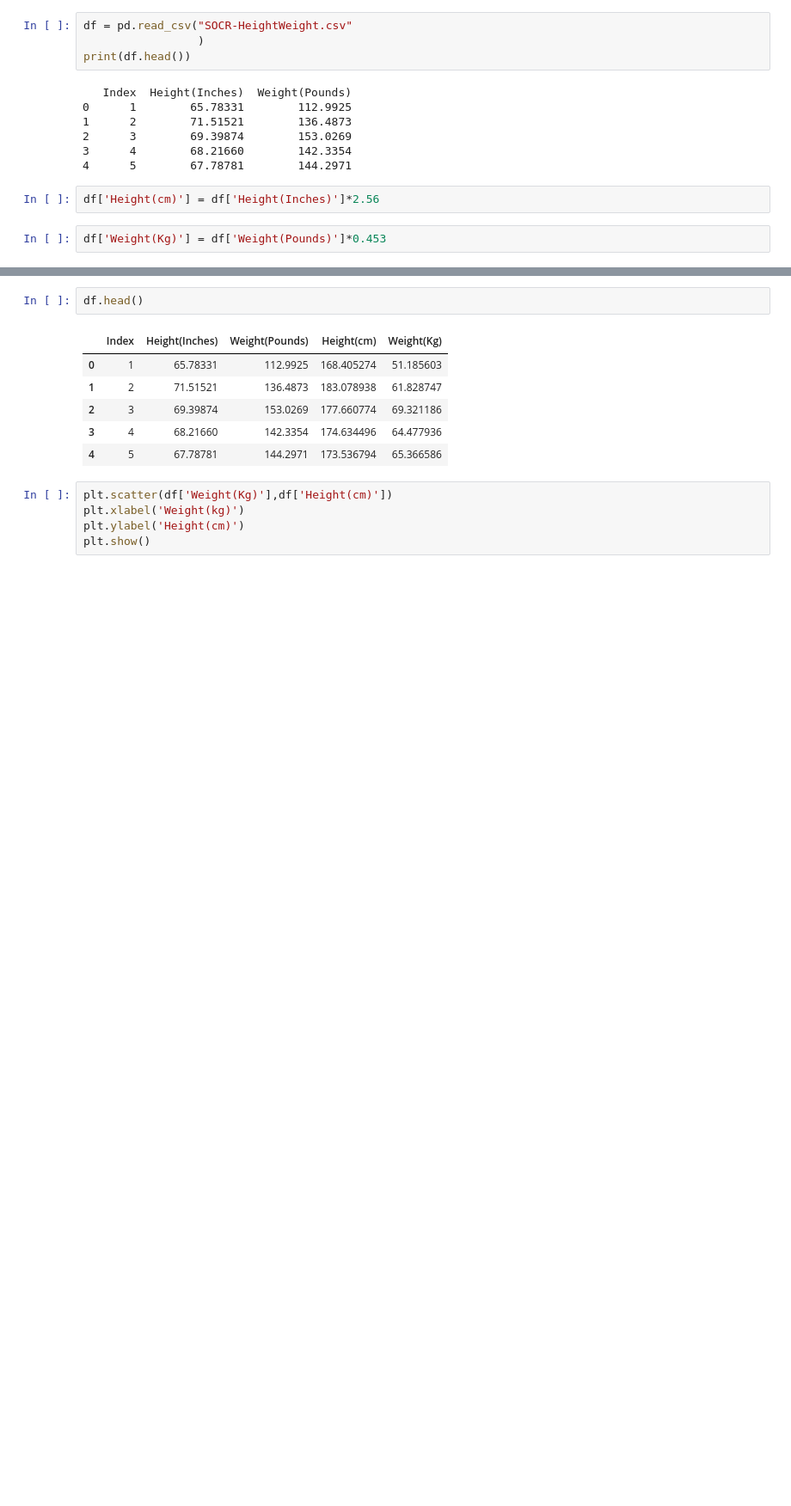
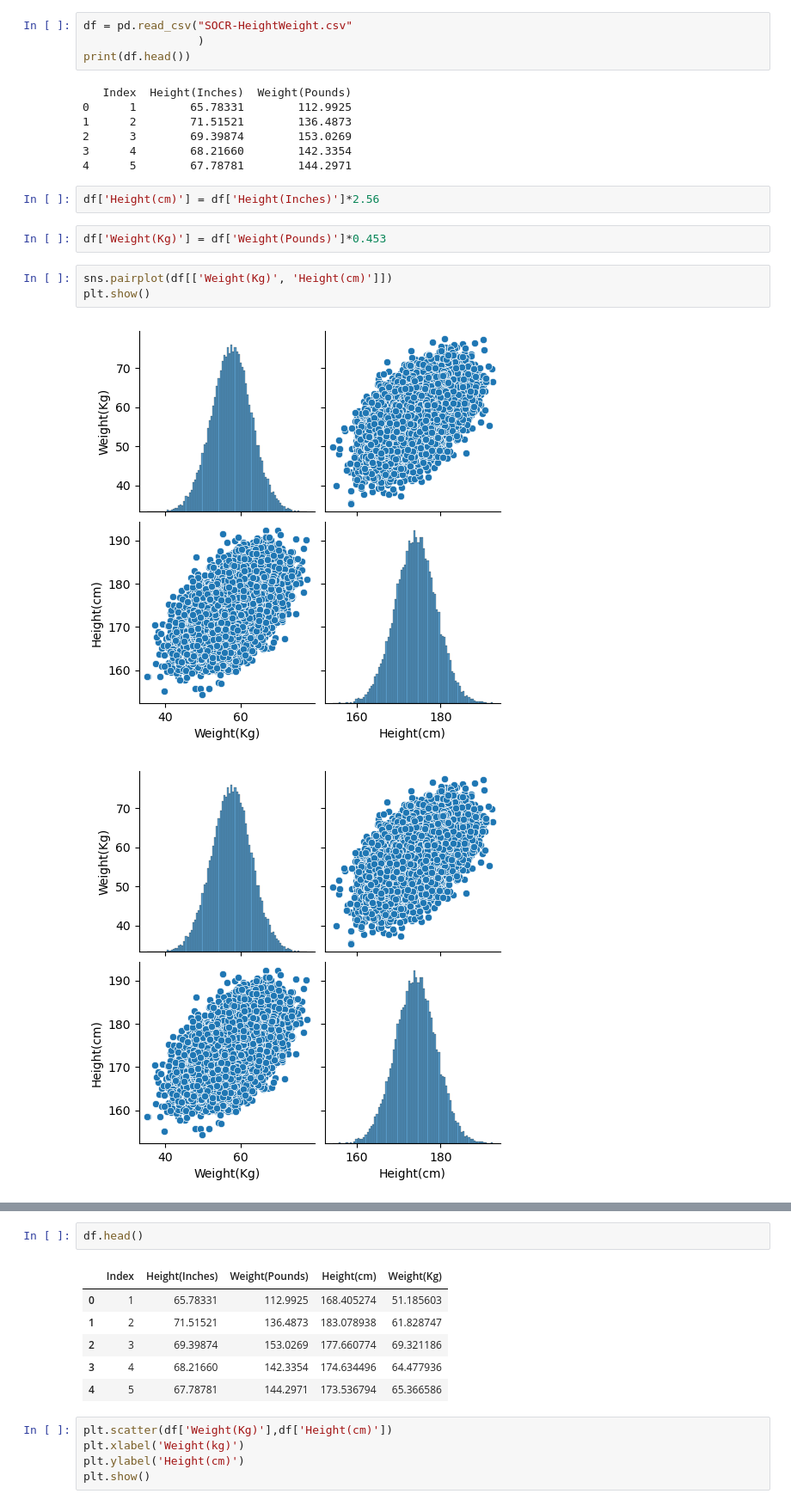
Before and after one commit to DanielEXT10/DataScience, a Jupyter notebook: SLR/SimpleLR.ipynb, the cells around one changed output, grey strips where cells are left out. Shown: that part at 86% size. Cells and saved outputs as stored; diff of their text form; blank space fills up the shorter version.

```diff
--- a/SLR/SimpleLR.ipynb
+++ b/SLR/SimpleLR.ipynb
@@ -39,3 +40,9 @@ print(df.head())
 df['Height(cm)'] = df['Height(Inches)']*2.56
 # %%
 df['Weight(Kg)'] = df['Weight(Pounds)']*0.453
+# %%
+sns.pairplot(df[['Weight(Kg)', 'Height(cm)']])
+plt.show()
+# %% [output]
+[figure, added]
+[figure, added]
```
Also changed, not shown: parts of 38 cells of this notebook.
